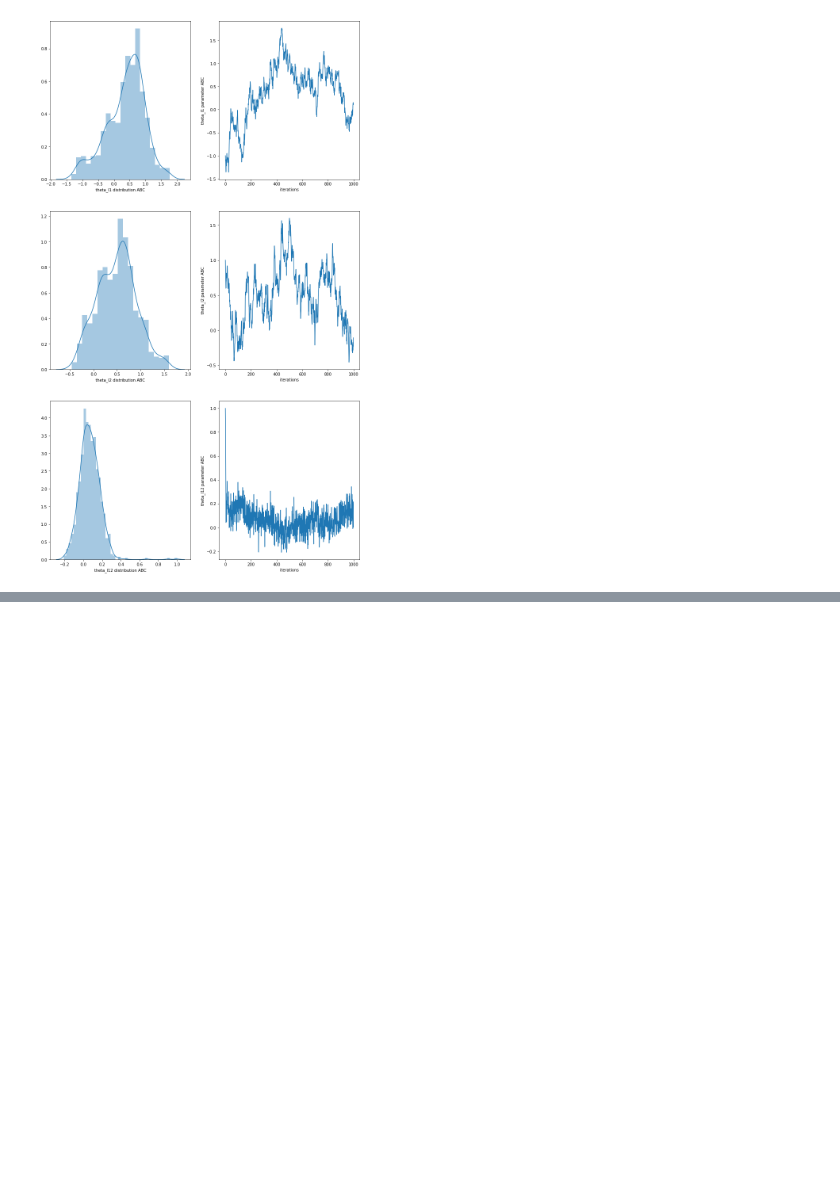
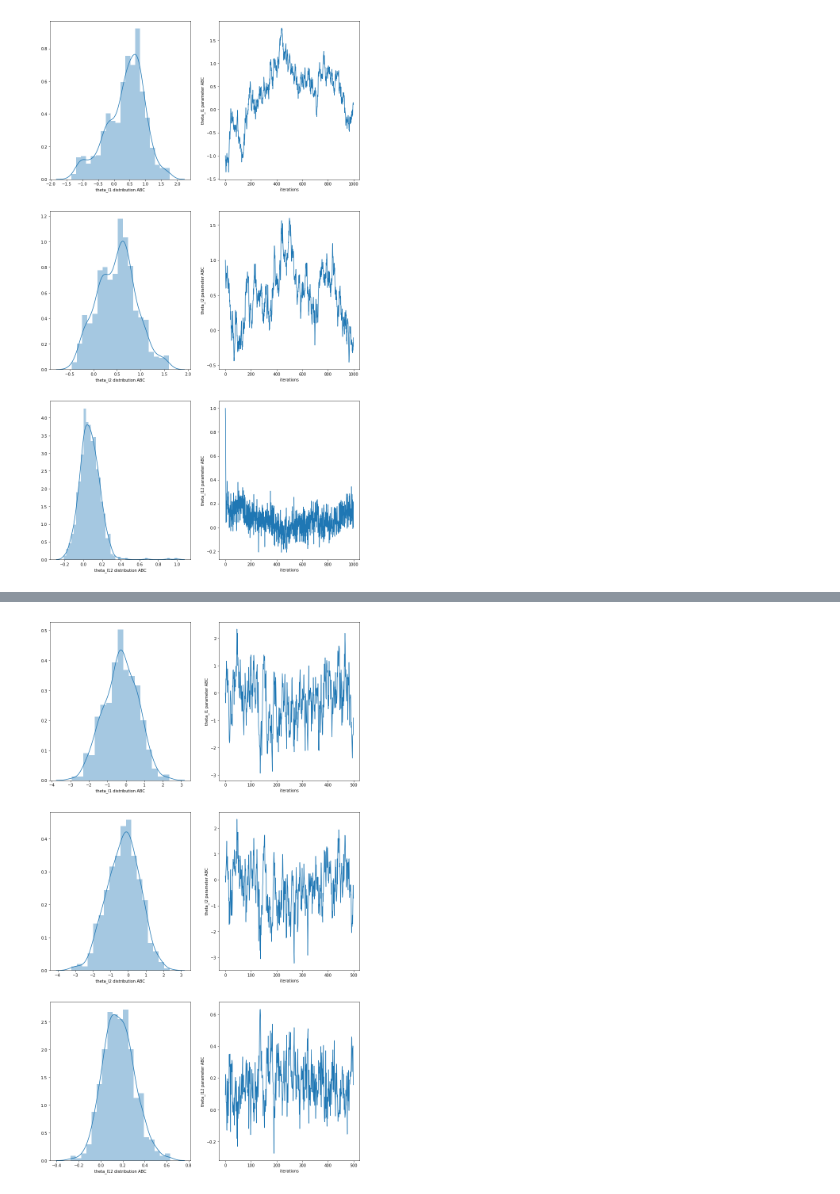
Before and after one commit to quentinl-c/abc-shadow, a Jupyter notebook: results/Two_interactions_graph/two_interactions_graph.ipynb, the cells around one changed output, grey strips where cells are left out. Saved outputs shown, nothing was run; the diff lists cells and outputs as text; code cells hidden in the pictures; blank space fills up the shorter version.

```diff
--- a/results/Two_interactions_graph/two_interactions_graph.ipynb
+++ b/results/Two_interactions_graph/two_interactions_graph.ipynb
@@ -165,0 +209,3 @@ plot_marginals(data2)
+# %%
+FILE_NAME_4 = 'assets/exp4.json'
+data4 = extract_from_file(FILE_NAME_4)
@@ -165,0 +227,4 @@ plot_marginals(data2)
+# %%
+plot_marginals(data4, burn_in=10, by=100)
+# %% [output]
+[figure, added]
```
Also changed, not shown: parts of 21 cells of this notebook, 7 other files.
